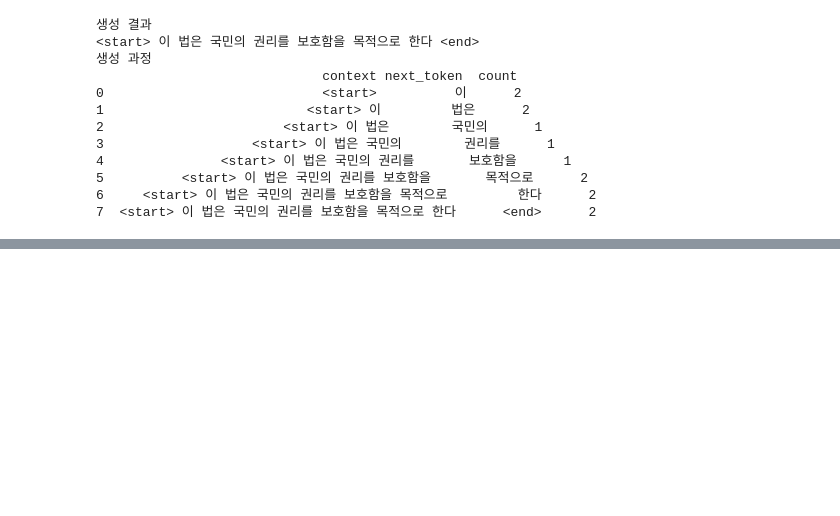
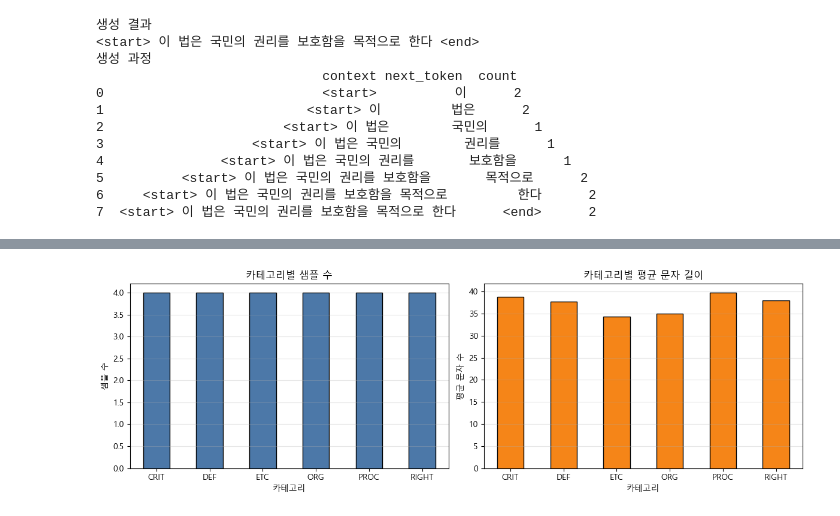
Before and after one commit to eunjin661/study_recode, a Jupyter notebook: 01_tuteur guide/LLM/01.ipynb, the cells around one changed output, grey strips where cells are left out. Drawn from its saved outputs; the diff is of its cells as text; code cells hidden in the pictures; blank space fills up the shorter version.

```diff
--- a/01_tuteur guide/LLM/01.ipynb
+++ b/01_tuteur guide/LLM/01.ipynb
@@ -179,0 +351,9 @@ print(generated_trace)
+# %%
+# 데이터가 특정 카테고리에 치우쳐있는지 길이 차이가 큰지 확인
+# 분류데이터의 불균형 (자주 등장하는 라벨을 선호), 길이가 특정 라벨과 강하게 연결되면 모델이 의미보다 길이에 의존
+category_counts = df['category'].value_counts().sort_index()
+length_stats = df.groupby('category')[['length', 'token_count']].agg(['count', 'mean', 'min', 'max', 'std']).round(2)
+print('카테고리 별 샘플개수')
+print(category_counts)
+print('\n카테고리 별 길이/토큰 수 통계')
+print(length_stats)
@@ -179,0 +381,26 @@ print(generated_trace)
+# %%
+# 시각화
+plt.rcParams['font.family'] = 'Malgun Gothic'
+plt.rcParams['axes.unicode_minus'] = False
+
+fig, axes = plt.subplots(1, 2, figsize=(12, 4))
+
+category_counts.plot(kind='bar', ax=axes[0], color='#4C78A8', edgecolor='black')
+axes[0].set_title('카테고리별 샘플 수')
+axes[0].set_xlabel('카테고리')
+axes[0].set_ylabel('샘플 수')
+axes[0].tick_params(axis='x', rotation=0)
+axes[0].grid(axis='y', alpha=0.3)
+
+mean_length = df.groupby('category')['length'].mean().sort_index()
+mean_length.plot(kind='bar', ax=axes[1], color='#F58518', edgecolor='black')
+axes[1].set_title('카테고리별 평균 문자 길이')
+axes[1].set_xlabel('카테고리')
+axes[1].set_ylabel('평균 문자 수')
+axes[1].tick_params(axis='x', rotation=0)
+axes[1].grid(axis='y', alpha=0.3)
+
+plt.tight_layout()
+plt.show()
+# %% [output]
+[figure, added]
```
Also changed, not shown: parts of 6 cells of this notebook, 3 other files.
